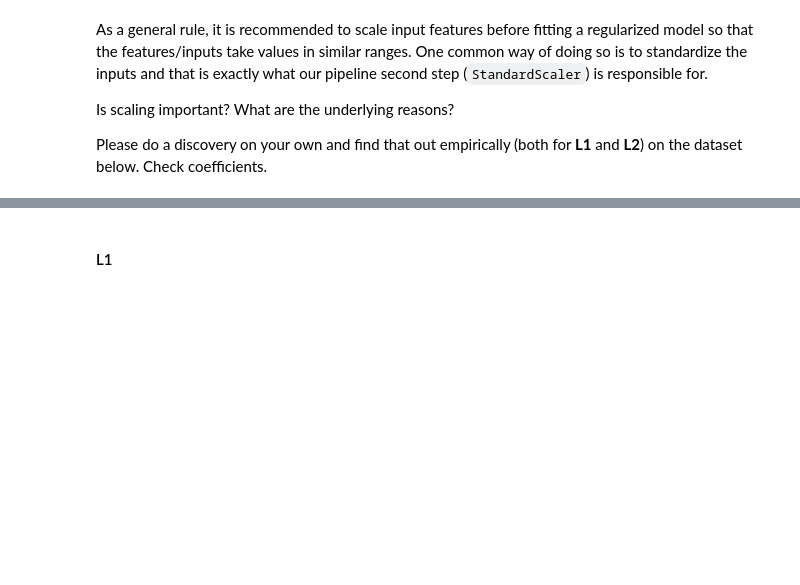
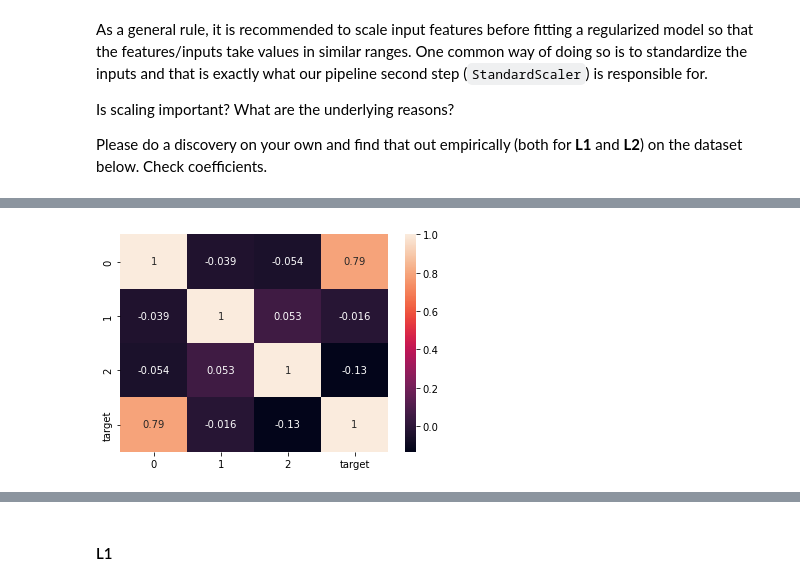
Before and after one commit to nik-ar/ml_intro_vi_1, a Jupyter notebook: 4_overfitting_regularization_nik_ar.ipynb, the cells around one changed output, grey strips where cells are left out. Saved outputs shown, nothing was run; the diff lists cells and outputs as text; code cells hidden in the pictures; blank space fills up the shorter version.

```diff
--- a/4_overfitting_regularization_nik_ar.ipynb
+++ b/4_overfitting_regularization_nik_ar.ipynb
@@ -859,0 +1029,7 @@ for i in range(X_hw.shape[1]):
+# %%
+hw_df = pd.DataFrame(X_hw)
+hw_df['target'] = pd.Series(y_hw)
+sns.heatmap(hw_df.corr(), annot=True)
+plt.show()
+# %% [output]
+[figure, added]
```
Also changed, not shown: parts of 63 cells of this notebook.
